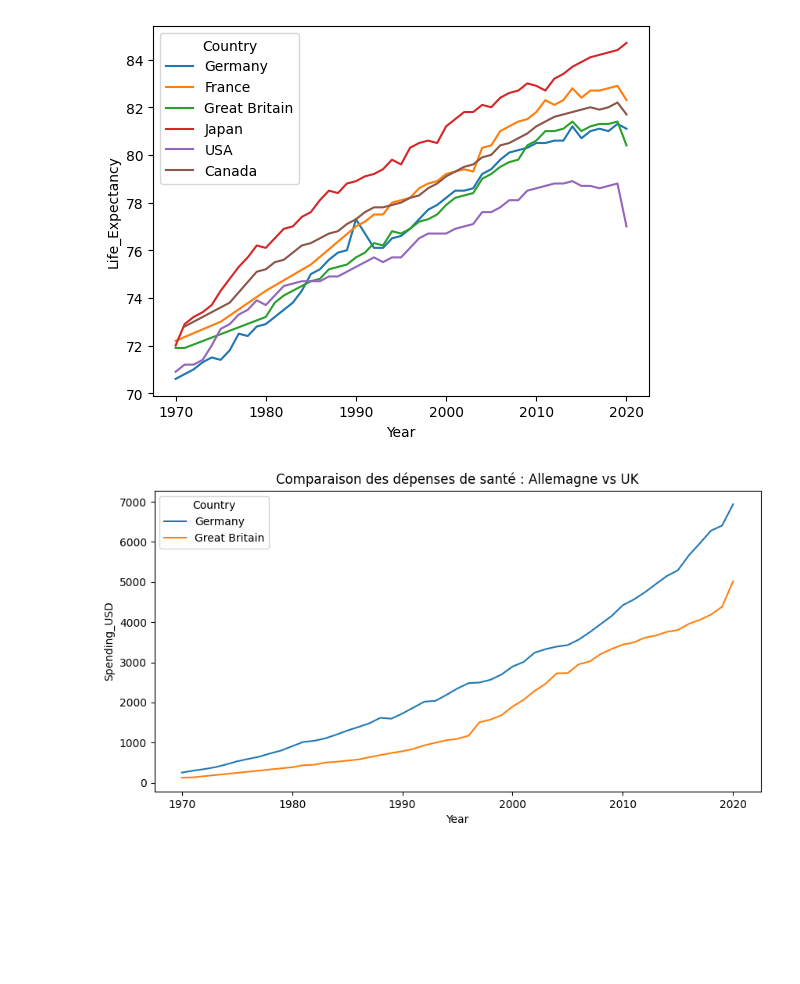
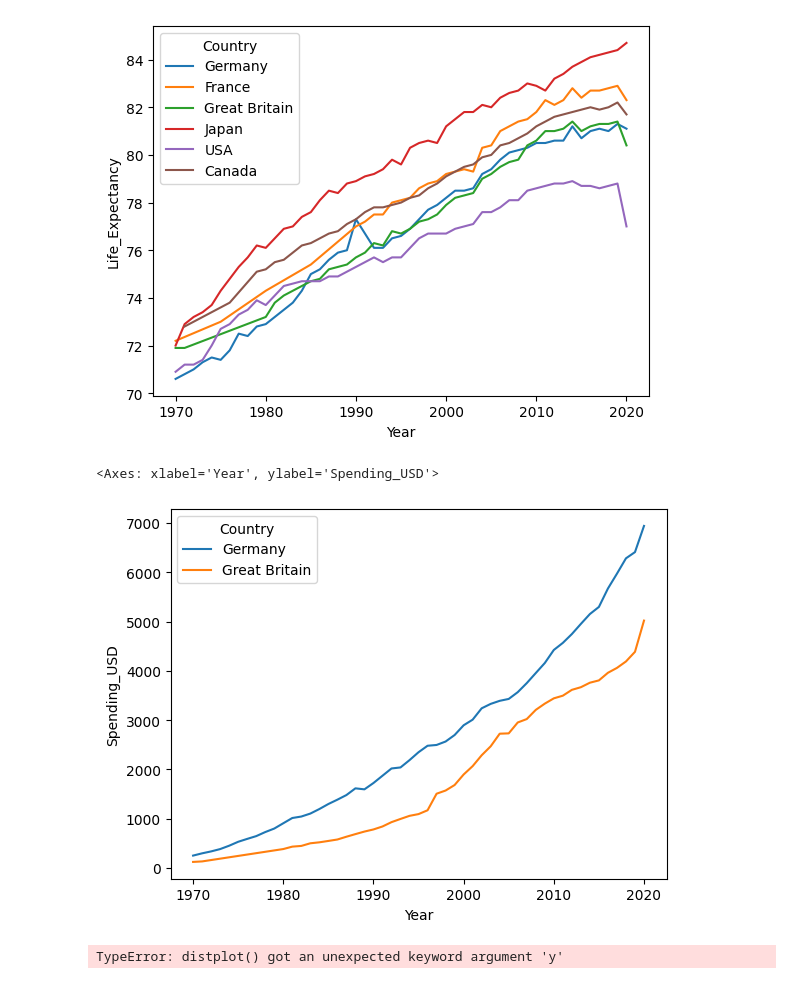
Before and after one commit to minaelaachrate/Brief8, a Jupyter notebook: phase2.ipynb, the cells around one changed output. Drawn from its saved outputs; the diff is of its cells as text; code cells hidden in the pictures; blank space fills up the shorter version.

```diff
--- a/phase2.ipynb
+++ b/phase2.ipynb
@@ -82,10 +87,15 @@ plt.show()
 # %%
 # Filtrage
 comparison_df = df[df['Country'].isin(['Germany', 'Great Britain'])] # Adapte selon les noms exacts
 
-plt.figure(figsize=(10, 5))
 sns.lineplot(data=comparison_df, x='Year', y='Spending_USD', hue='Country')
-plt.title('Comparaison des dépenses de santé : Allemagne vs UK')
-plt.show()
 # %% [output]
+<Axes: xlabel='Year', ylabel='Spending_USD'>
-[figure, old version]
+[figure, new version]
+# %%
+# df.groupby('Country')['Spending_USD'].mean().plot(kind='bar')
+# sns.boxplot(x='Country', y='Spending_USD', data=df)
+# sns.scatterplot(data=df, x='Spending_USD', y='Country')
+sns.distplot(x='Country',data=df,y='Spending_USD')
+# %% [output]
+TypeError: distplot() got an unexpected keyword argument 'y'
```
Also changed, not shown: parts of 1 cell of this notebook, 1 other file.
